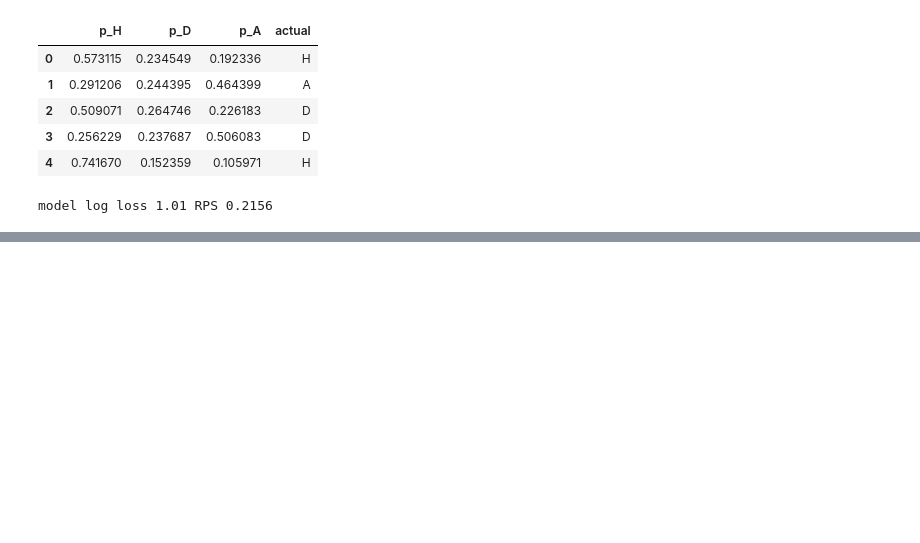
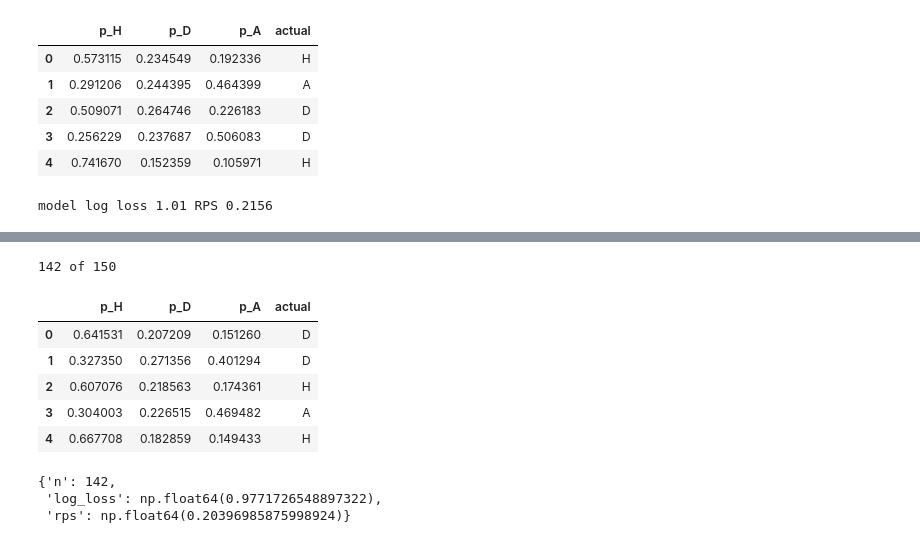
Before and after one commit to alexander-kiss1/Football-Analyzer, a Jupyter notebook: notebooks/explore.ipynb, the cells around one changed output, grey strips where cells are left out. Cells and saved outputs as stored; diff of their text form; code cells hidden in the pictures; blank space fills up the shorter version.

```diff
--- a/notebooks/explore.ipynb
+++ b/notebooks/explore.ipynb
@@ -625,0 +675,27 @@ avgs: 1.6457343115510765 1.1257089847479456
+# %%
+from football_predictor.evaluate import split, predictions
+from football_predictor.model import fit_ratings, FINAL
+from football_predictor.data import load_matches
+
+matches = load_matches()
+train, test = split(matches)
+f = predictions(fit_ratings(train, **FINAL, ref_date=train["MatchDate"].max()), test)
+print(len(f), "of", len(test))
+f.head()
+# %% [output]
+142 of 150
+|  | p_H | p_D | p_A | actual |
+| 0 | 0.641531 | 0.207209 | 0.151260 | D |
+| 1 | 0.327350 | 0.271356 | 0.401294 | D |
+| 2 | 0.607076 | 0.218563 | 0.174361 | H |
+| 3 | 0.304003 | 0.226515 | 0.469482 | A |
+| 4 | 0.667708 | 0.182859 | 0.149433 | H |
+# %%
+from football_predictor.evaluate import evaluate
+
+ref = train["MatchDate"].max()
+evaluate(fit_ratings(train, **FINAL, ref_date = ref), test)
+# %% [output]
+{'n': 142,
+ 'log_loss': np.float64(0.9771726548897322),
+ 'rps': np.float64(0.20396985875998924)}
```
Also changed, not shown: parts of 24 cells of this notebook, 5 other files.
